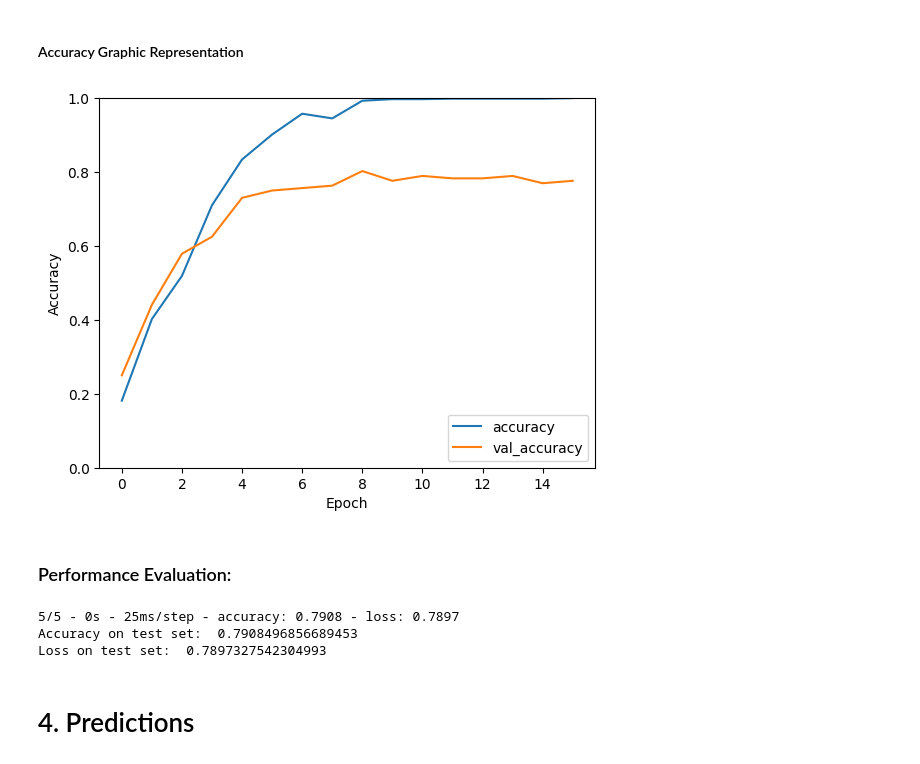
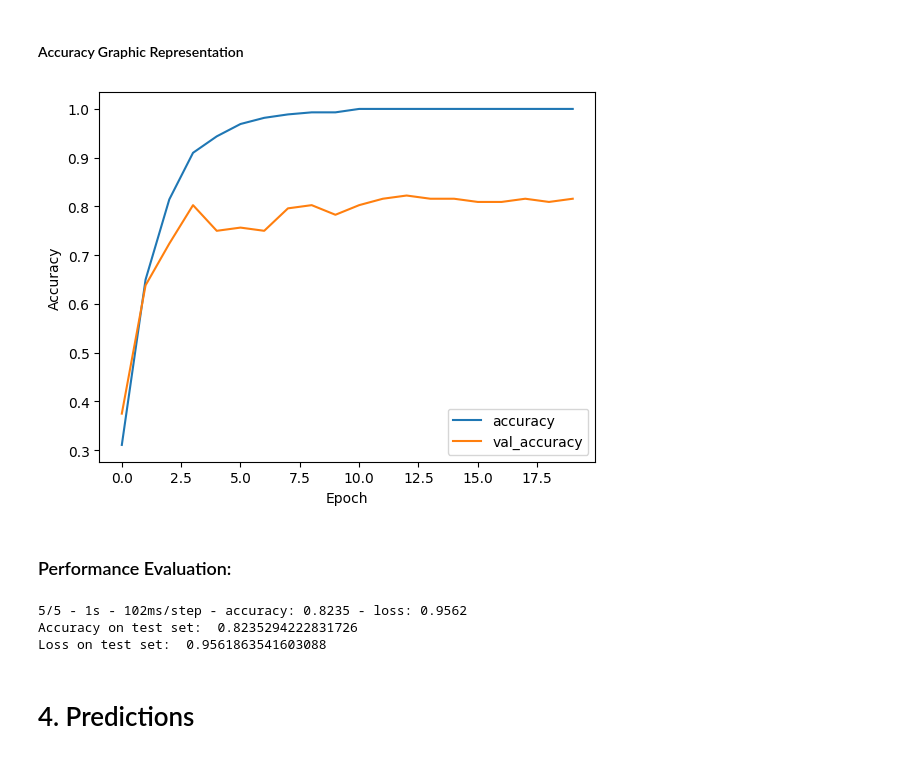
Before and after one commit to Stefano-Bozzi/LepidopterAI, a Jupyter notebook: CNN_creation_and_training.ipynb, the cells around one changed output. Drawn from its saved outputs; the diff is of its cells as text; code cells hidden in the pictures.

```diff
--- a/CNN_creation_and_training.ipynb
+++ b/CNN_creation_and_training.ipynb
@@ -35,7 +35,7 @@ images_path = "train"
 images_folder_path = os.path.join(folder_path, images_path)
 invalid_images = []
 dataset = []
-target_size = (100, 100)
+target_size = (224, 224)
 
 for filename in df['filename']:
     file_path = os.path.join(images_folder_path, filename)
@@ -162,13 +162,20 @@ number_of_classes = len(selected_species)
 
 model = models.Sequential()
 model.add(Input(input_size))
-model.add(layers.Conv2D(20, (3, 3), activation='relu'))
+
+model.add(layers.Conv2D(32, (3, 3), activation='relu'))
 model.add(layers.MaxPooling2D((2,2)))
-model.add(layers.Conv2D(20, (3, 3), activation='relu'))
+
+model.add(layers.Conv2D(64, (3, 3), activation='relu'))
 model.add(layers.MaxPooling2D((2, 2)))
-model.add(layers.Conv2D(30, (3, 3), activation='relu'))
-model.add(layers.Flatten()) # cos'è GlobalAveragePooling2D ????
-model.add(layers.Dense(30, activation='relu'))
+
+model.add(layers.Conv2D(32, (3, 3), activation='relu'))
+model.add(layers.MaxPooling2D((2, 2)))
+
+model.add(layers.Flatten())
+
+model.add(layers.Dense(64, activation='relu'))
+
 model.add(layers.Dense(number_of_classes))
 
 # Model visualization
@@ -219,7 +224,7 @@ model.compile(optimizer='adam',
             )
 history = model.fit(X_train, y_train, epochs=100,
                     validation_data=(X_val, y_val),
-                    callbacks=[early_stop]
+                    callbacks=[early_stop], batch_size=32
                     )
 # %% [output]
 Epoch 1/100
@@ -244,14 +249,13 @@ Epoch 16/100
 # %%
 plt.plot(history.history['accuracy'], label='accuracy')
 plt.plot(history.history['val_accuracy'], label = 'val_accuracy')
 plt.xlabel('Epoch')
 
 plt.ylabel('Accuracy')
-plt.ylim([0, 1])
 plt.legend(loc='lower right')
 plt.show()
 # %% [output]
-[figure, old version]
+[figure, new version]
 # %% [markdown]
 ### Performance Evaluation:
 # %%
@@ -259,9 +263,9 @@ test_loss, test_acc = model.evaluate(X_test, y_test, verbose=2)
 print("Accuracy on test set: ",test_acc)
 print("Loss on test set: ",test_loss)
 # %% [output]
-5/5 - 0s - 25ms/step - accuracy: 0.7908 - loss: 0.7897
-Accuracy on test set:  0.7908496856689453
-Loss on test set:  0.7897327542304993
+5/5 - 1s - 102ms/step - accuracy: 0.8235 - loss: 0.9562
+Accuracy on test set:  0.8235294222831726
+Loss on test set:  0.9561863541603088
 # %% [markdown]
 # 4. Predictions
 # %%
```
Also changed, not shown: parts of 5 cells of this notebook.
